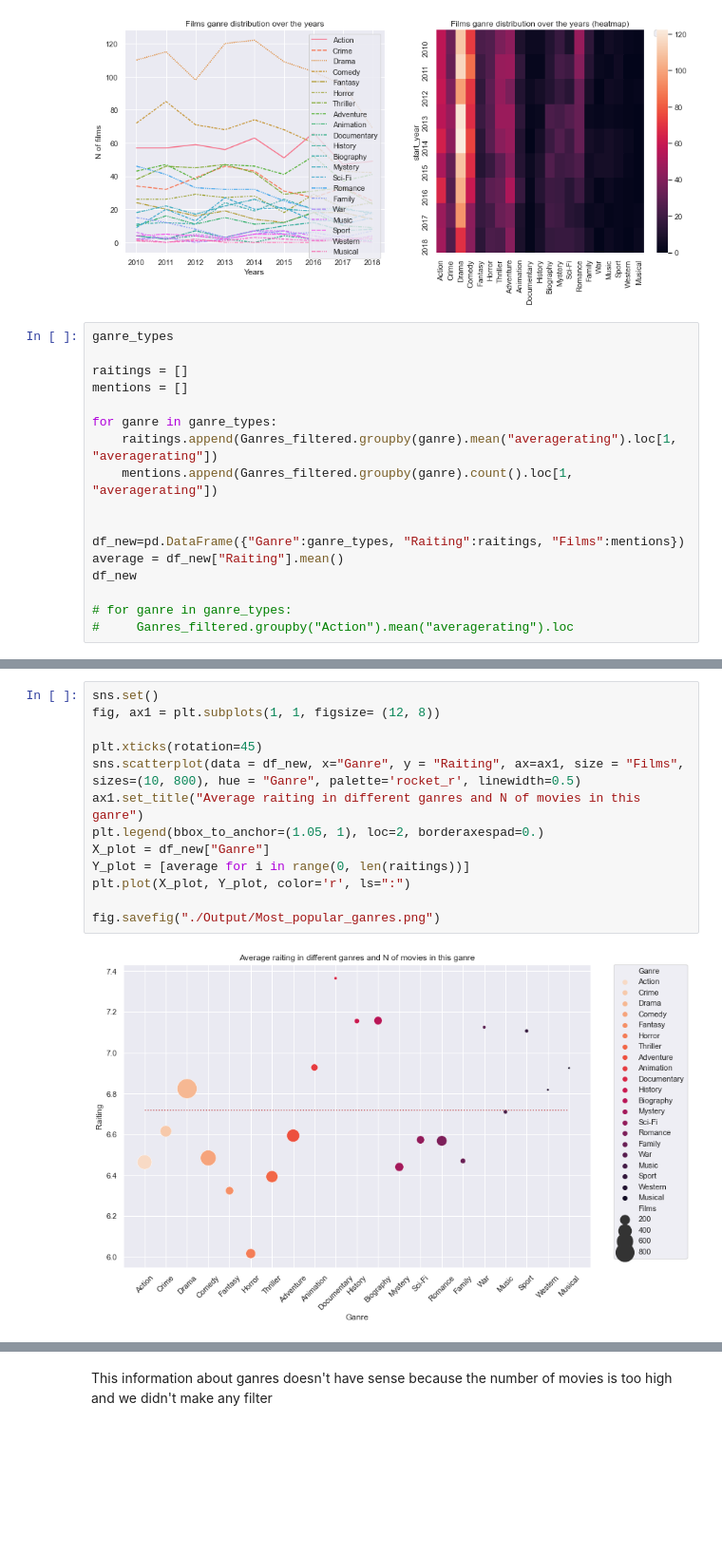
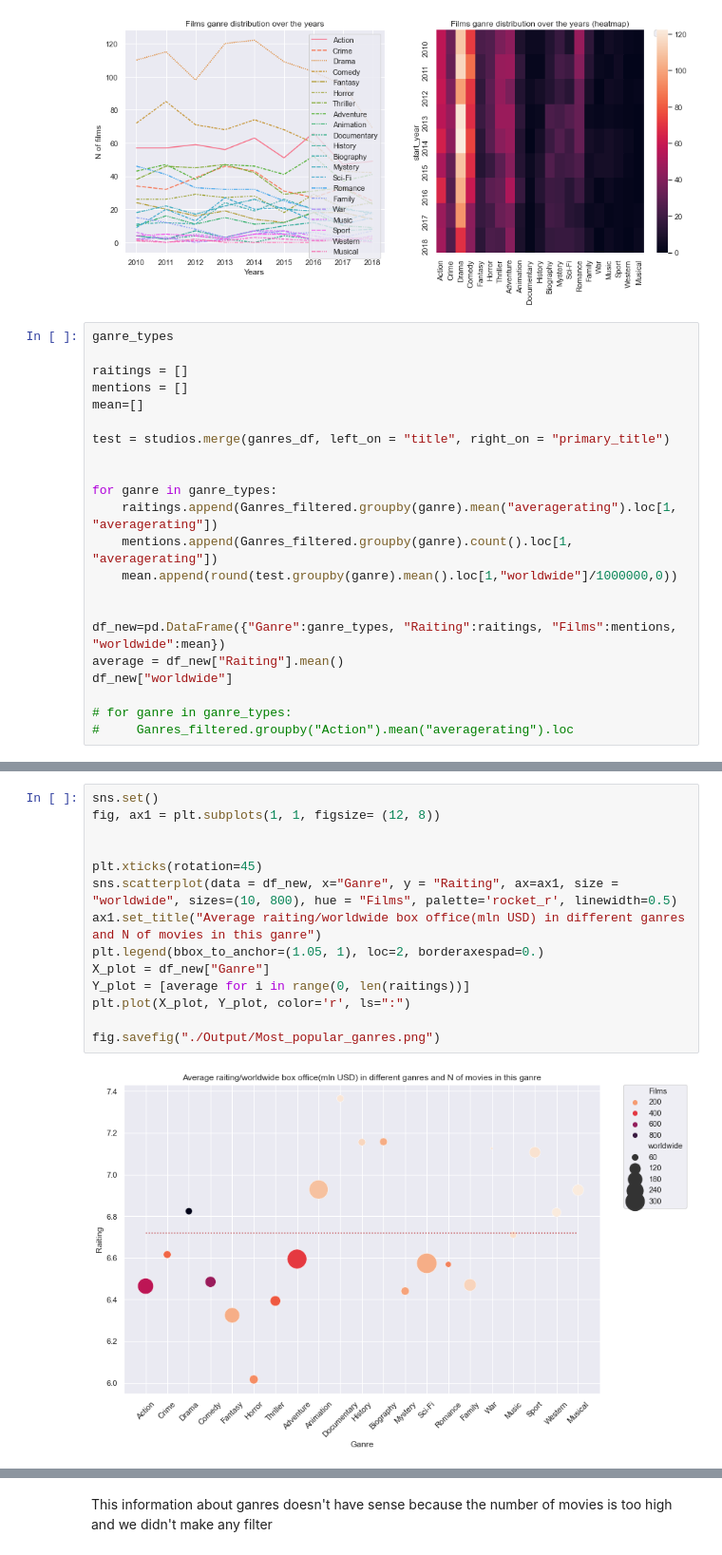
Before and after one commit to 314ka4y/Exploratory_Data_Analysis_project-Movies., a Jupyter notebook: student.ipynb, the cells around one changed output, grey strips where cells are left out. Shown at 95% size. Cells and saved outputs as stored; diff of their text form; blank space fills up the shorter version.

Commit message:
test_graph added

```diff
--- a/student.ipynb
+++ b/student.ipynb
@@ -964,15 +964,20 @@ ganre_types
 
 raitings = []
 mentions = []
+mean=[]
+
+test = studios.merge(ganres_df, left_on = "title", right_on = "primary_title")
+
 
 for ganre in ganre_types:
     raitings.append(Ganres_filtered.groupby(ganre).mean("averagerating").loc[1, "averagerating"])
     mentions.append(Ganres_filtered.groupby(ganre).count().loc[1, "averagerating"])
+    mean.append(round(test.groupby(ganre).mean().loc[1,"worldwide"]/1000000,0))
 
 
-df_new=pd.DataFrame({"Ganre":ganre_types, "Raiting":raitings, "Films":mentions})
+df_new=pd.DataFrame({"Ganre":ganre_types, "Raiting":raitings, "Films":mentions, "worldwide":mean})
 average = df_new["Raiting"].mean()
-df_new
+df_new["worldwide"]
 
 # for ganre in ganre_types:
 #     Ganres_filtered.groupby("Action").mean("averagerating").loc
@@ -997,15 +1002,16 @@ df_new
 # %%
 sns.set()
 fig, ax1 = plt.subplots(1, 1, figsize= (12, 8))
 
+
 plt.xticks(rotation=45)
-sns.scatterplot(data = df_new, x="Ganre", y = "Raiting", ax=ax1, size = "Films", sizes=(10, 800), hue = "Ganre", palette='rocket_r', linewidth=0.5)
-ax1.set_title("Average raiting in different ganres and N of movies in this ganre")
+sns.scatterplot(data = df_new, x="Ganre", y = "Raiting", ax=ax1, size = "worldwide", sizes=(10, 800), hue = "Films", palette='rocket_r', linewidth=0.5)
+ax1.set_title("Average raiting/worldwide box office(mln USD) in different ganres and N of movies in this ganre")
 plt.legend(bbox_to_anchor=(1.05, 1), loc=2, borderaxespad=0.)
 X_plot = df_new["Ganre"]
 Y_plot = [average for i in range(0, len(raitings))]
 plt.plot(X_plot, Y_plot, color='r', ls=":")
 
 fig.savefig("./Output/Most_popular_ganres.png")
 # %% [output]
-[figure, old version]
+[figure, new version]
```
Also changed, not shown: parts of 5 cells of this notebook, 1 other file.
